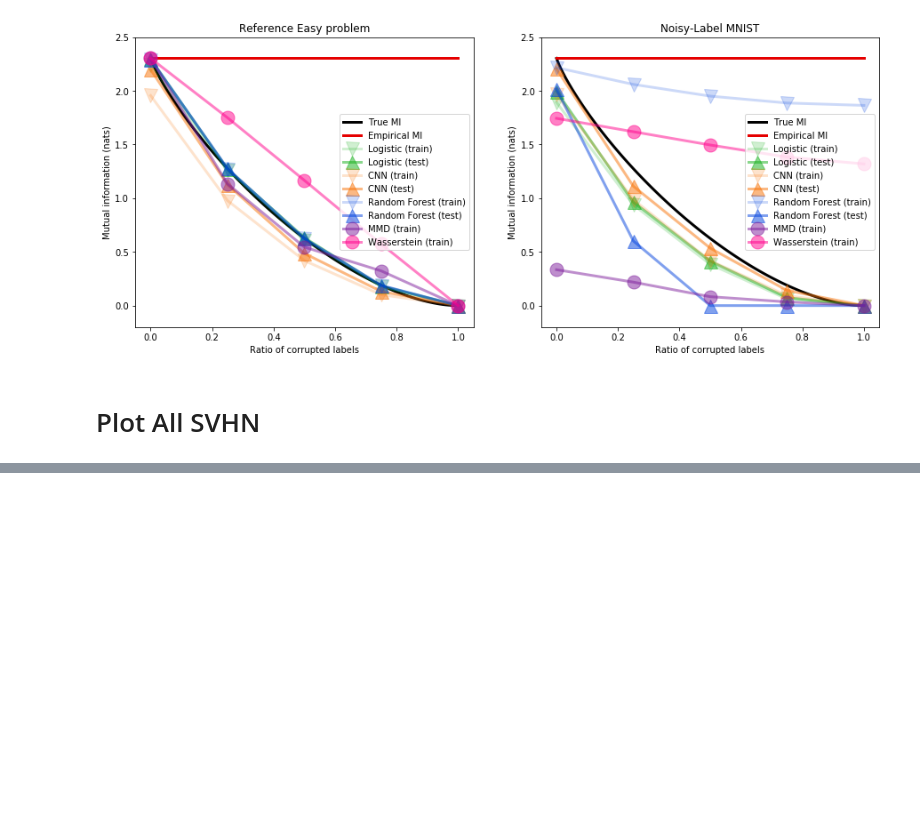
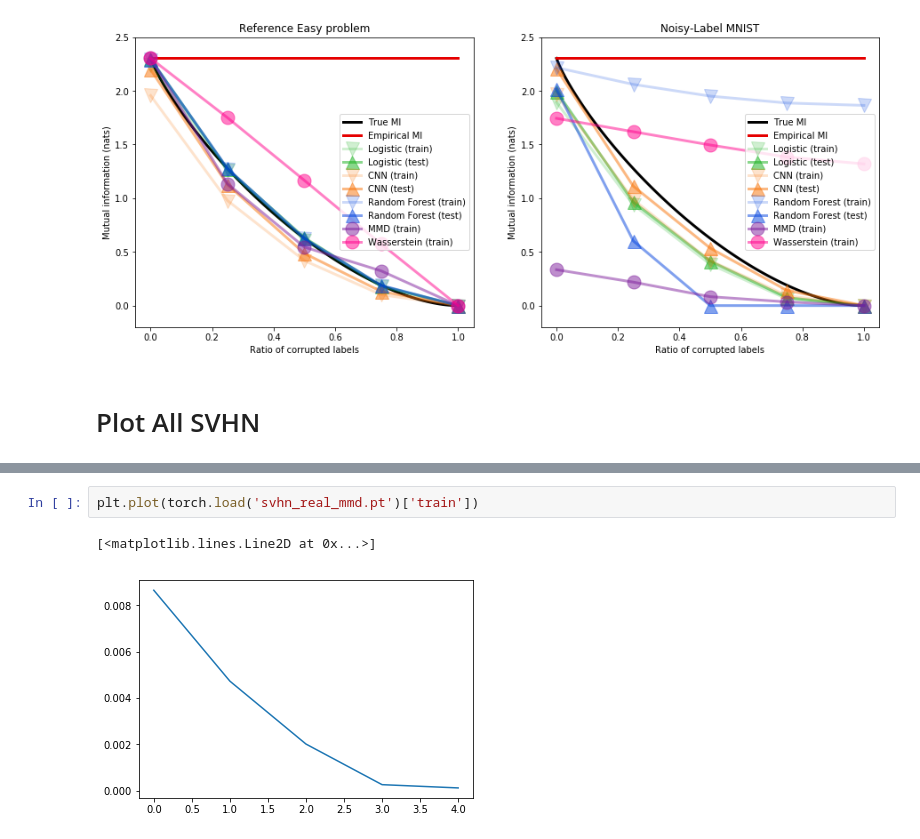
Before and after one commit to gabrielhuang/adversarial-divergence-code, a Jupyter notebook: pmi/pmi mnist.ipynb, the cells around one changed output, grey strips where cells are left out. Saved outputs shown, nothing was run; the diff lists cells and outputs as text; blank space fills up the shorter version.

```diff
--- a/pmi/pmi mnist.ipynb
+++ b/pmi/pmi mnist.ipynb
@@ -1127,0 +1229,5 @@ plt.plot(torch.load('mnist_mmd.pt')['train'])
+# %%
+plt.plot(torch.load('svhn_real_mmd.pt')['train'])
+# %% [output]
+[<matplotlib.lines.Line2D at 0x...>]
+[figure, added]
```
Also changed, not shown: parts of 11 cells of this notebook.
